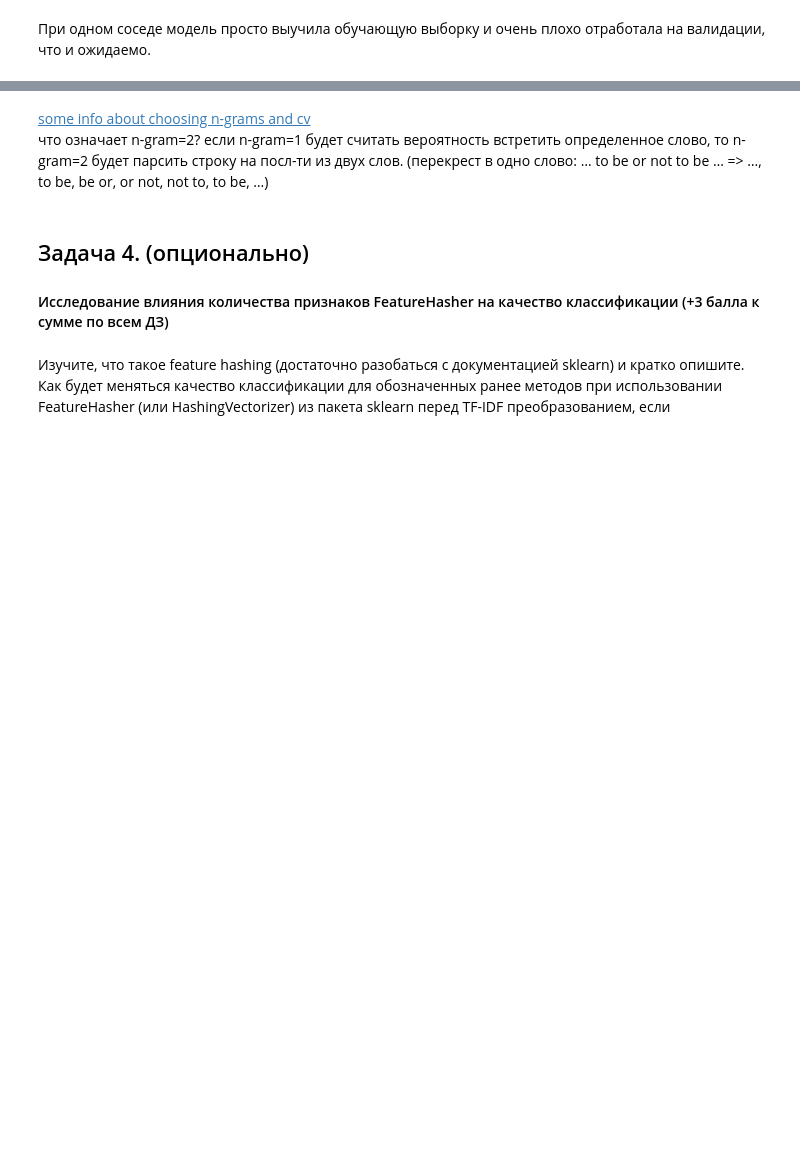
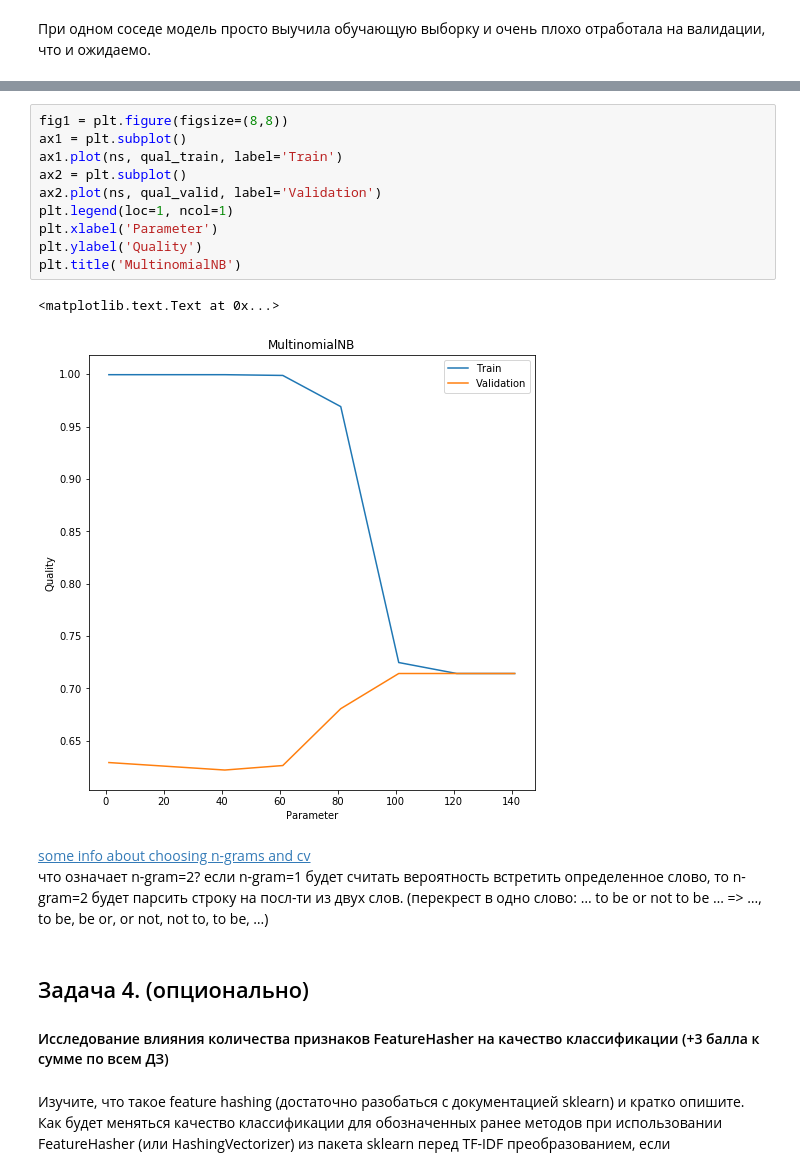
Before and after one commit to BobrG/IreneGit, a Jupyter notebook: hw2.ipynb, the cells around one changed output, grey strips where cells are left out. Cells and saved outputs as stored; diff of their text form; blank space fills up the shorter version.

```diff
--- a/hw2.ipynb
+++ b/hw2.ipynb
@@ -402,3 +450,16 @@ for i in alphas:
+# %%
+fig1 = plt.figure(figsize=(8,8))
+ax1 = plt.subplot()
+ax1.plot(ns, qual_train, label='Train')
+ax2 = plt.subplot()
+ax2.plot(ns, qual_valid, label='Validation')
+plt.legend(loc=1, ncol=1)
+plt.xlabel('Parameter')
+plt.ylabel('Quality')
+plt.title('MultinomialNB')
+# %% [output]
+<matplotlib.text.Text at 0x...>
+[figure, added]
 # %% [markdown]
 [some info about choosing n-grams and cv](https://stats.stackexchange.com/questions/155483/estimating-the-best-length-of-n-gram) <br> </br>
 что означает n-gram=2?
```
Also changed, not shown: parts of 4 cells of this notebook.
